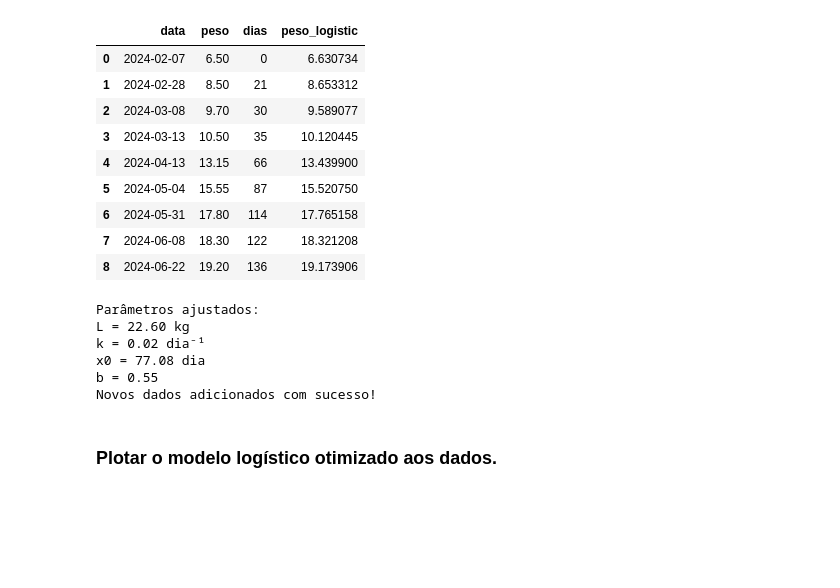
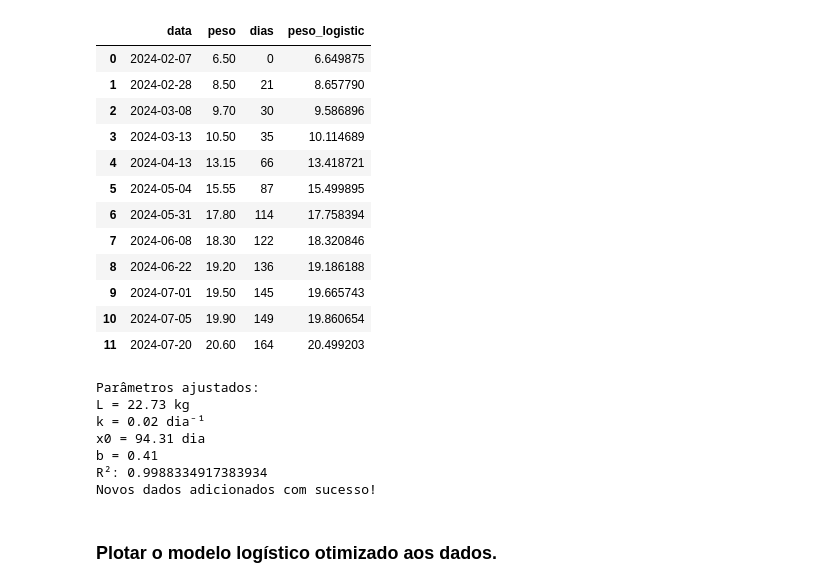
Before and after one commit to willc127/peso_Oliver, a Jupyter notebook: funcao_logistica.ipynb, the cells around one changed output. Drawn from its saved outputs; the diff is of its cells as text; code cells hidden in the pictures; blank space fills up the shorter version.

```diff
--- a/funcao_logistica.ipynb
+++ b/funcao_logistica.ipynb
@@ -75,39 +94,48 @@ def logistic_function(x, L, k, x0, b):
 # %%
 # Parâmetros iniciais para o ajuste: L, k, x0, b
 initial_params = [23, 0.05, np.median(x_data), 0.5]
 
 # Ajustar a função logística aos dados
-params, covariance = curve_fit(logistic_function, x_data, y_data, p0=initial_params, bounds=([0.,0.,0.,0.],[np.Inf,np.Inf,np.Inf,np.Inf]))
+params, covariance = curve_fit(logistic_function,
+                               x_data,
+                               y_data,
+                               p0=initial_params,
+                               bounds=([0.,0.,0.,0.],[np.Inf,np.Inf,np.Inf,np.Inf]))
 
 # Aplicar a função logística ajustada aos dados
 data['peso_logistic'] = logistic_function(x_data, *params)
 
 # Exibir os registros do DataFrame
 display(data)
 # %% [output]
 |  | data | peso | dias | peso_logistic |
-| 0 | 2024-02-07 | 6.50 | 0 | 6.630734 |
-| 1 | 2024-02-28 | 8.50 | 21 | 8.653312 |
-| 2 | 2024-03-08 | 9.70 | 30 | 9.589077 |
-| 3 | 2024-03-13 | 10.50 | 35 | 10.120445 |
-| 4 | 2024-04-13 | 13.15 | 66 | 13.439900 |
-| 5 | 2024-05-04 | 15.55 | 87 | 15.520750 |
-| 6 | 2024-05-31 | 17.80 | 114 | 17.765158 |
-| 7 | 2024-06-08 | 18.30 | 122 | 18.321208 |
-| 8 | 2024-06-22 | 19.20 | 136 | 19.173906 |
+| 0 | 2024-02-07 | 6.50 | 0 | 6.649875 |
+| 1 | 2024-02-28 | 8.50 | 21 | 8.657790 |
+| 2 | 2024-03-08 | 9.70 | 30 | 9.586896 |
+| 3 | 2024-03-13 | 10.50 | 35 | 10.114689 |
+| 4 | 2024-04-13 | 13.15 | 66 | 13.418721 |
+| 5 | 2024-05-04 | 15.55 | 87 | 15.499895 |
+| 6 | 2024-05-31 | 17.80 | 114 | 17.758394 |
+| 7 | 2024-06-08 | 18.30 | 122 | 18.320846 |
+| 8 | 2024-06-22 | 19.20 | 136 | 19.186188 |
+| 9 | 2024-07-01 | 19.50 | 145 | 19.665743 |
+| 10 | 2024-07-05 | 19.90 | 149 | 19.860654 |
+| 11 | 2024-07-20 | 20.60 | 164 | 20.499203 |
 # %%
 # Parâmetros ajustados
 L, k, x0, b = params
 print(f'Parâmetros ajustados: \nL = {L:.2f} kg\nk = {k:.2f} dia⁻¹\nx0 = {x0:.2f} dia\nb = {b:.2f}')
-
-# Create a dictionary with the variable names and values
+r2 = r2_score(y_data, logistic_function(x_data, L, k, x0, b))
+print("R²:", r2)
+# Criar dicionário com os parâmetros otimizados
 params_novos = {'L': [L],
         'k':[k],
         'x0':[x0],
         'b':[b],
-        'Data': datetime.now().strftime('%d-'+'%m'+'-%Y')}
+        'r2':[r2],
+        'Data': data['data'].iloc[-1].strftime('%d-'+'%m'+'-%Y')}
 
-# Create a DataFrame from the dictionary
+# Ler o arquivo dos parÂmetros de simulações passadas
 df = pd.read_csv("parametros.csv")
 
 # Concatena os novos dados com o DataFrame existente
@@ -119,10 +147,11 @@ df.to_csv("parametros.csv", index=False)
 print("Novos dados adicionados com sucesso!")
 # %% [output]
 Parâmetros ajustados:
-L = 22.60 kg
+L = 22.73 kg
 k = 0.02 dia⁻¹
-x0 = 77.08 dia
-b = 0.55
+x0 = 94.31 dia
+b = 0.41
+R²: 0.9988334917383934
 Novos dados adicionados com sucesso!
 # %% [markdown]
 ### Plotar o modelo logístico otimizado aos dados.
```
Also changed, not shown: parts of 6 cells of this notebook, 14 other files.
